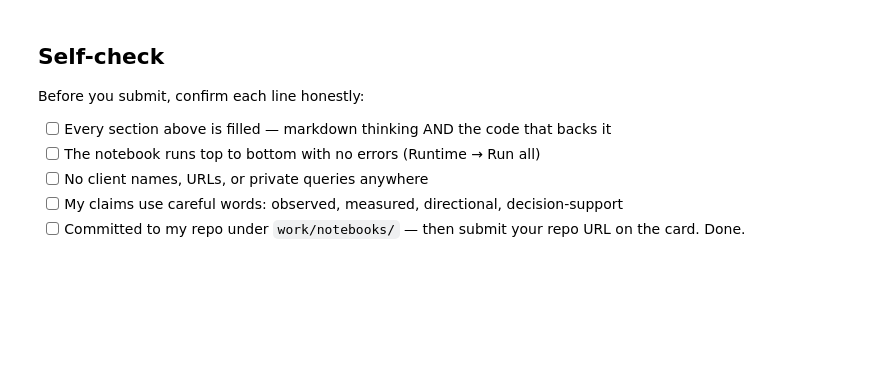
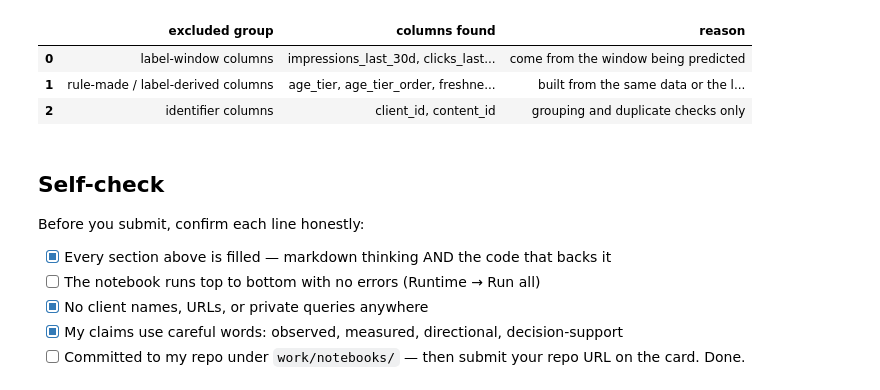
Before and after one commit to Aleeza-Nadeem/flyrank-ml-internship-starter, a Jupyter notebook: work/notebooks/w03_feature_leakage_check.ipynb, the cells around one changed output. Cells and saved outputs as stored; diff of their text form; code cells hidden in the pictures; blank space fills up the shorter version.

```diff
--- a/work/notebooks/w03_feature_leakage_check.ipynb
+++ b/work/notebooks/w03_feature_leakage_check.ipynb
@@ -36,0 +17,23 @@ This skeleton is yours to fill. Work the sections **in order** — each one has
+# %%
+import pandas as pd, numpy as np
+
+url = "https://huggingface.co/datasets/FlyRank/internship-starter/resolve/main/content_refresh_anonymized.csv"
+df = pd.read_csv(url)
+
+need = ["clicks_last_30d", "impressions_prev_30d", "clicks_prev_30d", "sessions_prev_30d", "avg_position", "client_id"]
+d = df.dropna(subset=need).copy()
+d = d[d.impressions_prev_30d > 0].reset_index(drop=True)
+print("rows used:", len(d), "of", len(df), "| clients:", d.client_id.nunique())
+
+num = ["impressions_prev_30d", "clicks_prev_30d", "sessions_prev_30d", "search_volume", "competition", "cpc",
+       "word_count", "content_age_days", "days_since_last_update", "avg_position"]
+cat = ["content_type", "main_intent"]
+
+# anonymize content_type so no brand-like names appear in outputs
+ct = d["content_type"].fillna("unknown")
+d["content_type"] = ct.map({v: f"type_{i+1}" for i, v in enumerate(ct.value_counts().index)})
+
+X = pd.concat([d[num], pd.get_dummies(d[cat].fillna("unknown"), dtype=float)], axis=1)
+y = (d.clicks_last_30d >= d.clicks_last_30d.quantile(0.80)).astype(int)   # label kept OUT of X
+print("feature table:", X.shape, "| label positive rate:", round(y.mean(), 3))
+X.head(3)
@@ -37,10 +170,21 @@ This skeleton is yours to fill. Work the sections **in order** — each one has
+# %%
+excluded = pd.DataFrame({
+    "excluded group": ["label-window columns", "rule-made / label-derived columns", "identifier columns"],
+    "columns found": [", ".join(label_window) or "none", ", ".join(rule_made) or "none", ", ".join(ids) or "none"],
+    "reason": ["come from the window being predicted", "built from the same data or the label", "grouping and duplicate checks only"]})
+excluded
+# %% [output]
+|  | excluded group | columns found | reason |
+| 0 | label-window columns | impressions_last_30d, clicks_last... | come from the window being predicted |
+| 1 | rule-made / label-derived columns | age_tier, age_tier_order, freshne... | built from the same data or the l... |
+| 2 | identifier columns | client_id, content_id | grouping and duplicate checks only |
 # %% [markdown]
 ## Self-check
 
 Before you submit, confirm each line honestly:
 
-- [ ] Every section above is filled — markdown thinking AND the code that backs it
+- [x] Every section above is filled — markdown thinking AND the code that backs it
 - [ ] The notebook runs top to bottom with no errors (Runtime → Run all)
-- [ ] No client names, URLs, or private queries anywhere
-- [ ] My claims use careful words: observed, measured, directional, decision-support
+- [x] No client names, URLs, or private queries anywhere
+- [x] My claims use careful words: observed, measured, directional, decision-support
 - [ ] Committed to my repo under `work/notebooks/` — then submit your repo URL on the card. Done.
```
Also changed, not shown: parts of 16 cells of this notebook.
